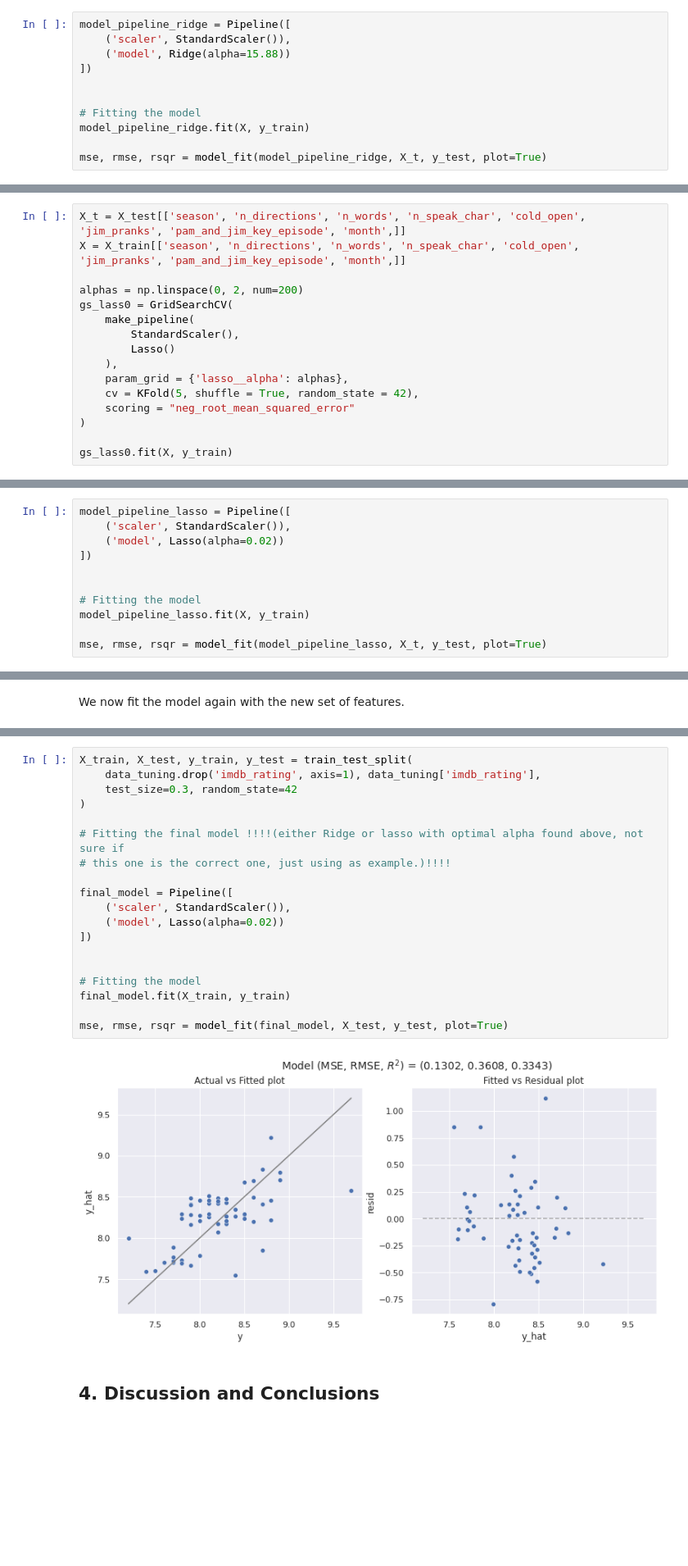
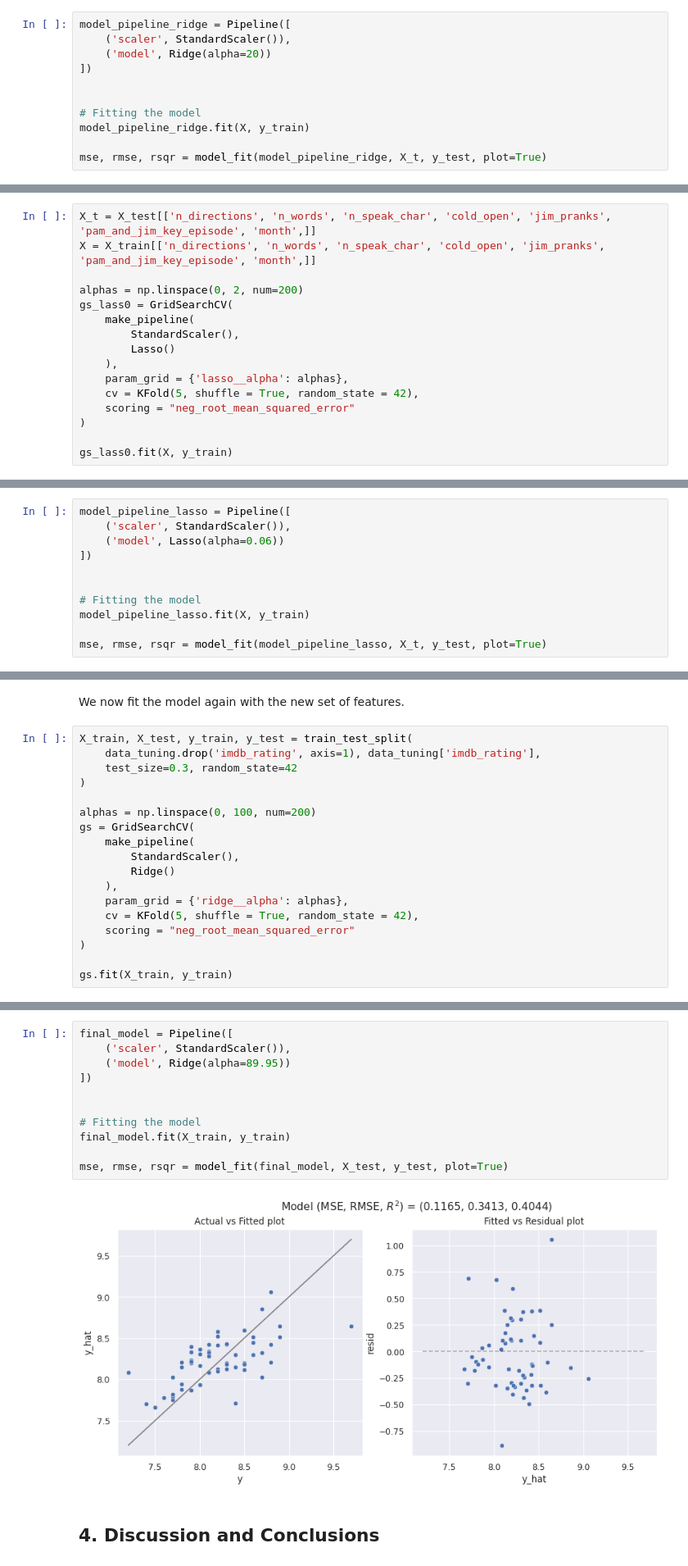
Before and after one commit to aliflo/office-episode-ratings-predictor, a Jupyter notebook: project_with_some_new_things.ipynb, the cells around one changed output, grey strips where cells are left out. Shown at 82% size. Saved outputs shown, nothing was run; the diff lists cells and outputs as text; blank space fills up the shorter version.

```diff
--- a/project_with_some_new_things.ipynb
+++ b/project_with_some_new_things.ipynb
@@ -700,7 +709,7 @@ print(gs_ridg3.best_params_)
 # %%
 model_pipeline_ridge = Pipeline([
     ('scaler', StandardScaler()),
-    ('model', Ridge(alpha=15.88))
+    ('model', Ridge(alpha=20))
 ])
 
 
@@ -758,8 +767,8 @@ mse, rmse, rsqr = model_fit(model_pipeline_lasso, X_test, y_test, plot=True)
 # %% [output]
 [figure]
 # %%
-X_t = X_test[['season', 'n_directions', 'n_words', 'n_speak_char', 'cold_open', 'jim_pranks', 'pam_and_jim_key_episode', 'month',]]
-X = X_train[['season', 'n_directions', 'n_words', 'n_speak_char', 'cold_open', 'jim_pranks', 'pam_and_jim_key_episode', 'month',]]
+X_t = X_test[['n_directions', 'n_words', 'n_speak_char', 'cold_open', 'jim_pranks', 'pam_and_jim_key_episode', 'month',]]
+X = X_train[['n_directions', 'n_words', 'n_speak_char', 'cold_open', 'jim_pranks', 'pam_and_jim_key_episode', 'month',]]
 
 alphas = np.linspace(0, 2, num=200)
 gs_lass0 = GridSearchCV(
@@ -795,7 +804,7 @@ print(gs_lass0.best_params_)
 # %%
 model_pipeline_lasso = Pipeline([
     ('scaler', StandardScaler()),
-    ('model', Lasso(alpha=0.02))
+    ('model', Lasso(alpha=0.06))
 ])
 
 
@@ -909,3 +918,21 @@ bottom_characters = main_chars_stats["Main characters"].values[11:-1]
 data_tuning = data_tuning.drop(bottom_characters, axis=1)
 # %% [markdown]
 We now fit the model again with the new set of features.
+# %%
+X_train, X_test, y_train, y_test = train_test_split(
+    data_tuning.drop('imdb_rating', axis=1), data_tuning['imdb_rating'],
+    test_size=0.3, random_state=42
+)
+
+alphas = np.linspace(0, 100, num=200)
+gs = GridSearchCV(
+    make_pipeline(
+        StandardScaler(),
+        Ridge()
+    ),
+    param_grid = {'ridge__alpha': alphas},
+    cv = KFold(5, shuffle = True, random_state = 42),
+    scoring = "neg_root_mean_squared_error"
+)
+
+gs.fit(X_train, y_train)
@@ -912,24 +960,16 @@ We now fit the model again with the new set of features.
 # %%
-X_train, X_test, y_train, y_test = train_test_split(
-    data_tuning.drop('imdb_rating', axis=1), data_tuning['imdb_rating'],
-    test_size=0.3, random_state=42
-)
-
-# Fitting the final model !!!!(either Ridge or lasso with optimal alpha found above, not sure if
-# this one is the correct one, just using as example.)!!!!
-
 final_model = Pipeline([
     ('scaler', StandardScaler()),
-    ('model', Lasso(alpha=0.02))
+    ('model', Ridge(alpha=89.95))
 ])
 
 
 # Fitting the model
 final_model.fit(X_train, y_train)
 
 mse, rmse, rsqr = model_fit(final_model, X_test, y_test, plot=True)
 # %% [output]
-[figure, old version]
+[figure, new version]
 # %% [markdown]
 ## 4. Discussion and Conclusions
 # %% [markdown]
```
Also changed, not shown: parts of 25 cells of this notebook.
